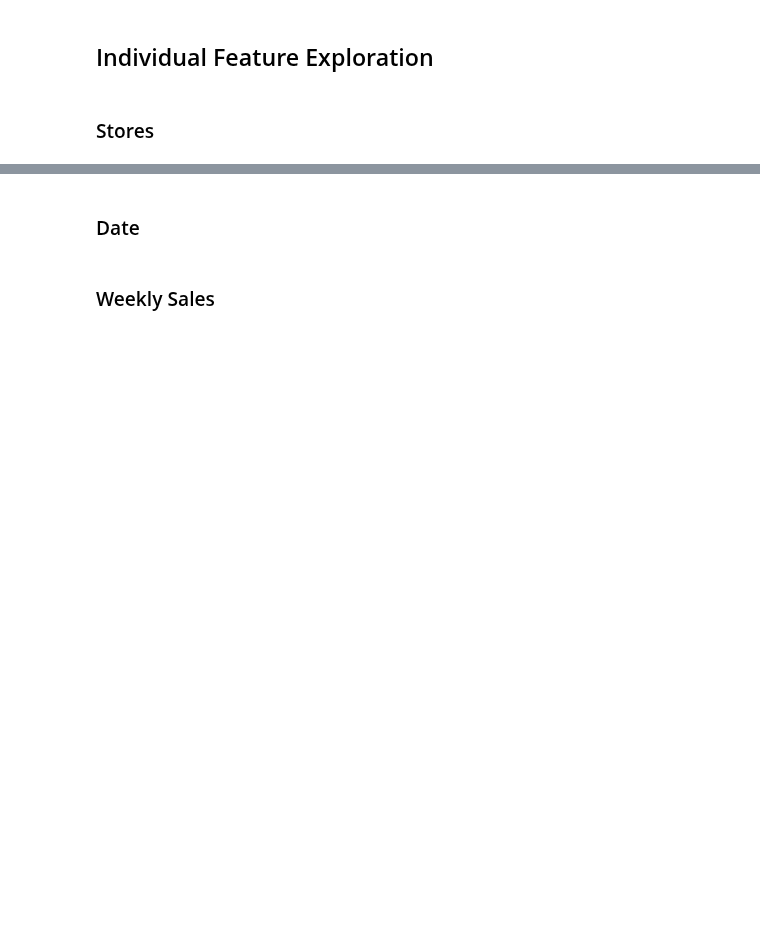
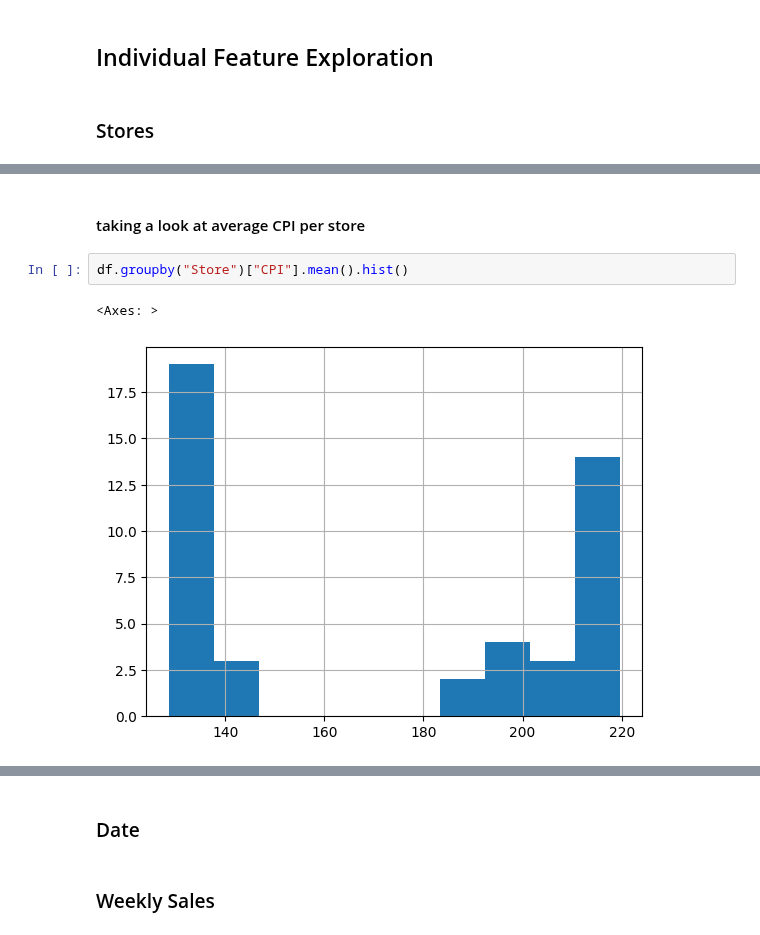
Before and after one commit to ChrisPerezLebron/CMSC320Project, a Jupyter notebook: main.ipynb, the cells around one changed output, grey strips where cells are left out. Drawn from its saved outputs; the diff is of its cells as text; blank space fills up the shorter version.

```diff
--- a/main.ipynb
+++ b/main.ipynb
@@ -26,0 +67,7 @@ df.head()
+# %% [markdown]
+#### taking a look at average CPI per store
+# %%
+df.groupby("Store")["CPI"].mean().hist()
+# %% [output]
+<Axes: >
+[figure, added]
```
Also changed, not shown: parts of 33 cells of this notebook.
